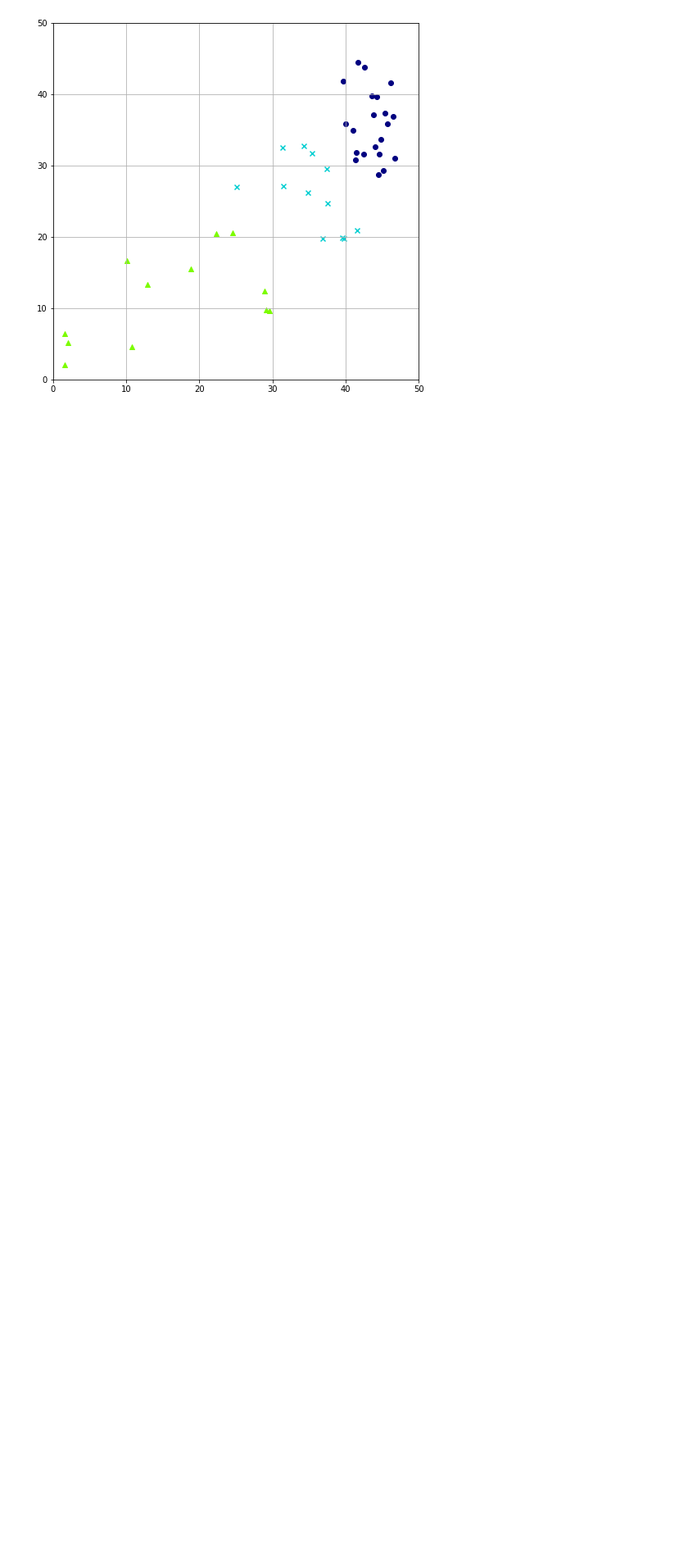
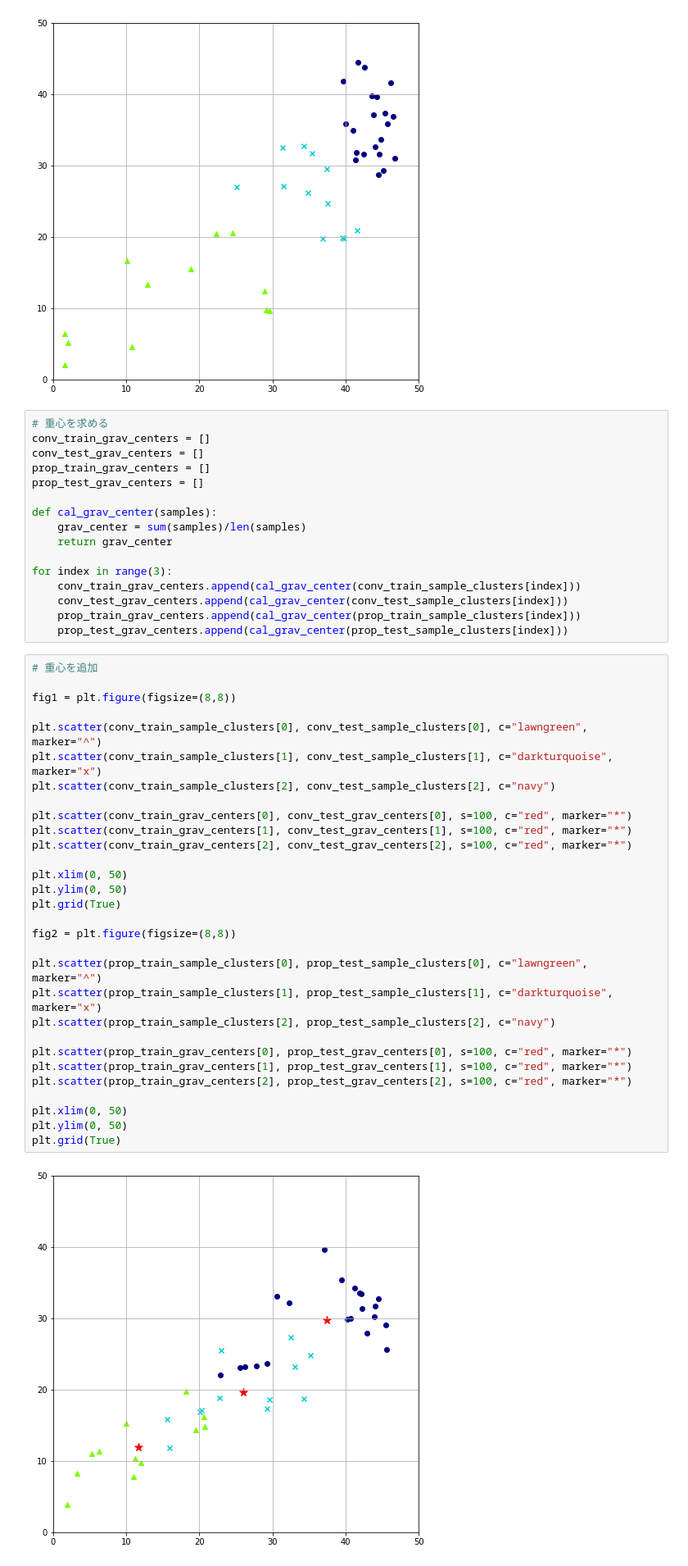
Before and after one commit to takitaki7474/m2-research-prototype, a Jupyter notebook: notebook/eval/eval8.ipynb, the cells around one changed output. Shown at 82% size. Cells and saved outputs as stored; diff of their text form; blank space fills up the shorter version.

Commit message:
Add center of gravity into scatter graph

```diff
--- a/notebook/eval/eval8.ipynb
+++ b/notebook/eval/eval8.ipynb
@@ -77,3 +77,51 @@ plt.grid(True)
 # %% [output]
 [figure]
 [figure]
+# %%
+# 重心を求める
+conv_train_grav_centers = []
+conv_test_grav_centers = []
+prop_train_grav_centers = []
+prop_test_grav_centers = []
+
+def cal_grav_center(samples):
+    grav_center = sum(samples)/len(samples)
+    return grav_center
+
+for index in range(3):
+    conv_train_grav_centers.append(cal_grav_center(conv_train_sample_clusters[index]))
+    conv_test_grav_centers.append(cal_grav_center(conv_test_sample_clusters[index]))
+    prop_train_grav_centers.append(cal_grav_center(prop_train_sample_clusters[index]))
+    prop_test_grav_centers.append(cal_grav_center(prop_test_sample_clusters[index]))
+# %%
+# 重心を追加
+
+fig1 = plt.figure(figsize=(8,8))
+
+plt.scatter(conv_train_sample_clusters[0], conv_test_sample_clusters[0], c="lawngreen", marker="^")
+plt.scatter(conv_train_sample_clusters[1], conv_test_sample_clusters[1], c="darkturquoise", marker="x")
+plt.scatter(conv_train_sample_clusters[2], conv_test_sample_clusters[2], c="navy")
+
+plt.scatter(conv_train_grav_centers[0], conv_test_grav_centers[0], s=100, c="red", marker="*")
+plt.scatter(conv_train_grav_centers[1], conv_test_grav_centers[1], s=100, c="red", marker="*")
+plt.scatter(conv_train_grav_centers[2], conv_test_grav_centers[2], s=100, c="red", marker="*")
+
+plt.xlim(0, 50)
+plt.ylim(0, 50)
+plt.grid(True)
+
+fig2 = plt.figure(figsize=(8,8))
+
+plt.scatter(prop_train_sample_clusters[0], prop_test_sample_clusters[0], c="lawngreen", marker="^")
+plt.scatter(prop_train_sample_clusters[1], prop_test_sample_clusters[1], c="darkturquoise", marker="x")
+plt.scatter(prop_train_sample_clusters[2], prop_test_sample_clusters[2], c="navy")
+
+plt.scatter(prop_train_grav_centers[0], prop_test_grav_centers[0], s=100, c="red", marker="*")
+plt.scatter(prop_train_grav_centers[1], prop_test_grav_centers[1], s=100, c="red", marker="*")
+plt.scatter(prop_train_grav_centers[2], prop_test_grav_centers[2], s=100, c="red", marker="*")
+
+plt.xlim(0, 50)
+plt.ylim(0, 50)
+plt.grid(True)
+# %% [output]
+[figure, added]
```
Also changed, not shown: parts of 2 cells of this notebook.
